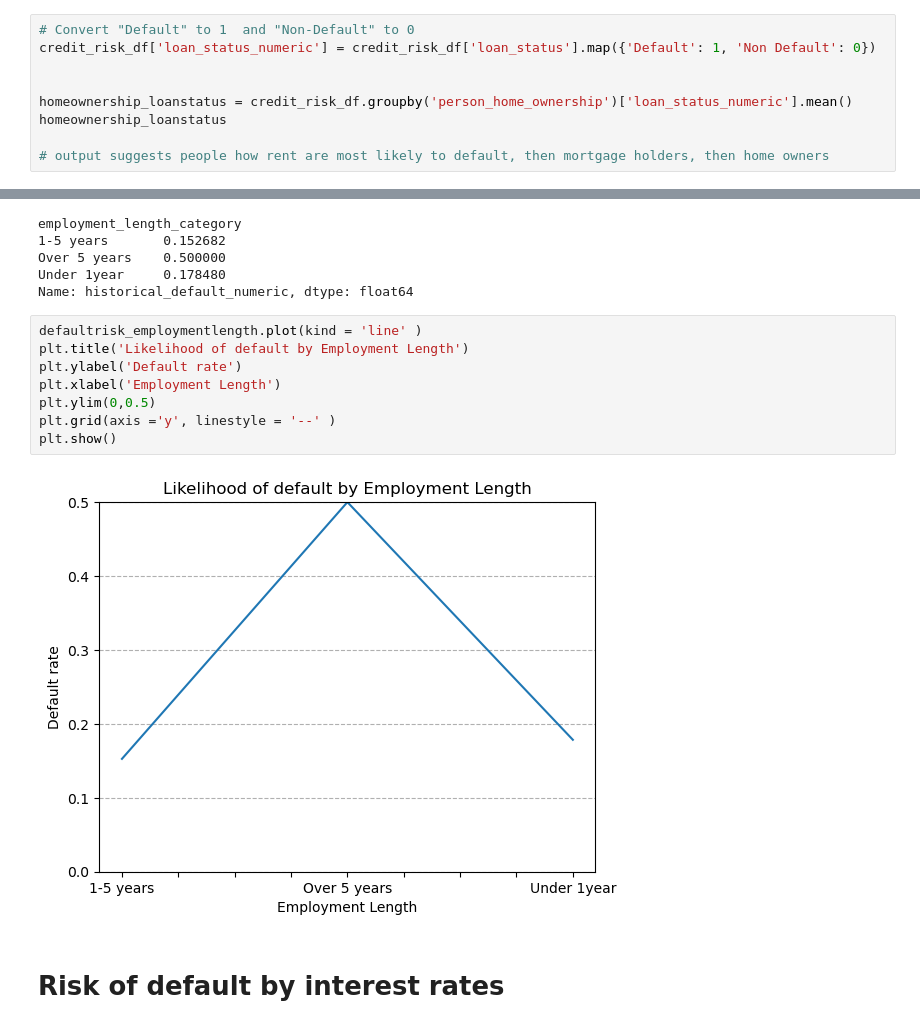
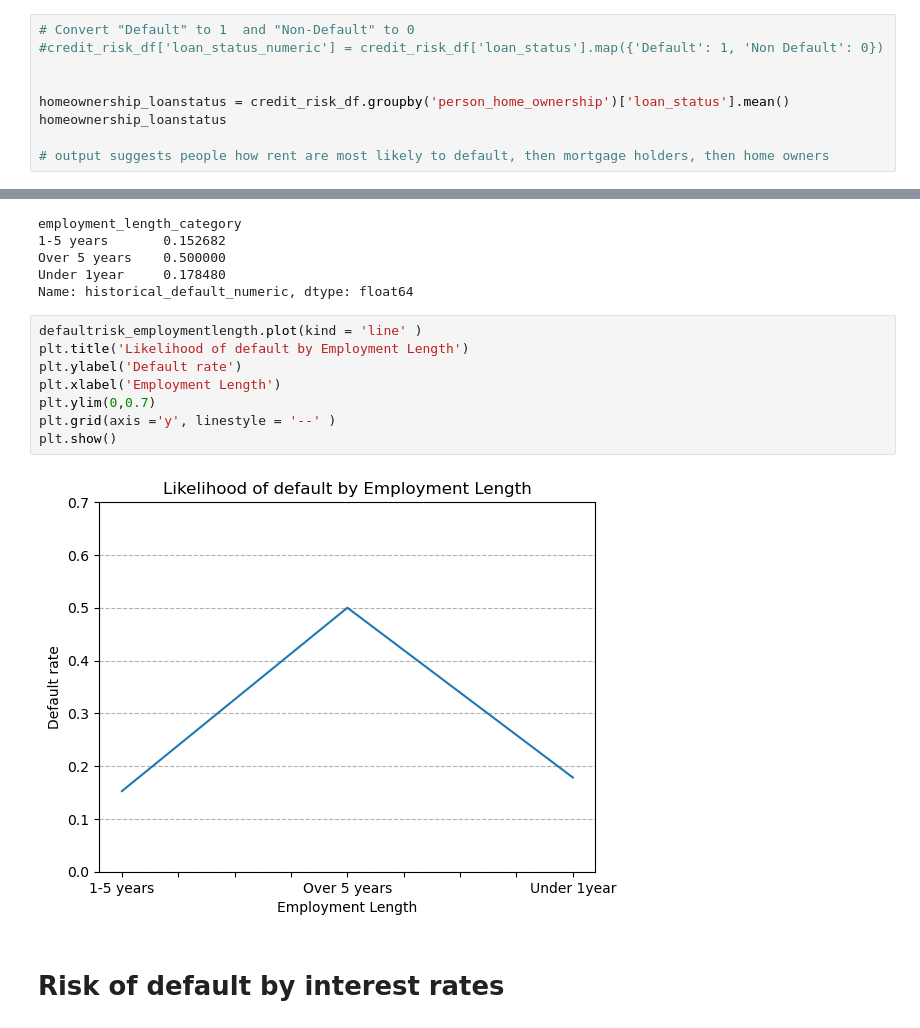
Before and after one commit to AnalystRose/Credit-Risk-Analysis, a Jupyter notebook: CreditRisk Analysis.ipynb, the cells around one changed output, grey strips where cells are left out. Saved outputs shown, nothing was run; the diff lists cells and outputs as text.

```diff
--- a/CreditRisk Analysis.ipynb
+++ b/CreditRisk Analysis.ipynb
@@ -447,10 +447,10 @@ OTHER         106
 Name: count, dtype: int64
 # %%
 # Convert "Default" to 1  and "Non-Default" to 0
-credit_risk_df['loan_status_numeric'] = credit_risk_df['loan_status'].map({'Default': 1, 'Non Default': 0})
+#credit_risk_df['loan_status_numeric'] = credit_risk_df['loan_status'].map({'Default': 1, 'Non Default': 0})
 
 
-homeownership_loanstatus = credit_risk_df.groupby('person_home_ownership')['loan_status_numeric'].mean()
+homeownership_loanstatus = credit_risk_df.groupby('person_home_ownership')['loan_status'].mean()
 homeownership_loanstatus
 
 # output suggests people how rent are most likely to default, then mortgage holders, then home owners
@@ -589,13 +589,13 @@ Name: historical_default_numeric, dtype: float64
 # %%
 defaultrisk_employmentlength.plot(kind = 'line' )
 plt.title('Likelihood of default by Employment Length')
 plt.ylabel('Default rate')
 plt.xlabel('Employment Length')
-plt.ylim(0,0.5)
+plt.ylim(0,0.7)
 plt.grid(axis ='y', linestyle = '--' )
 plt.show()
 # %% [output]
-[figure, old version]
+[figure, new version]
 # %% [markdown]
 # Risk of default by interest rates
 # %%
```
Also changed, not shown: parts of 11 cells of this notebook.
